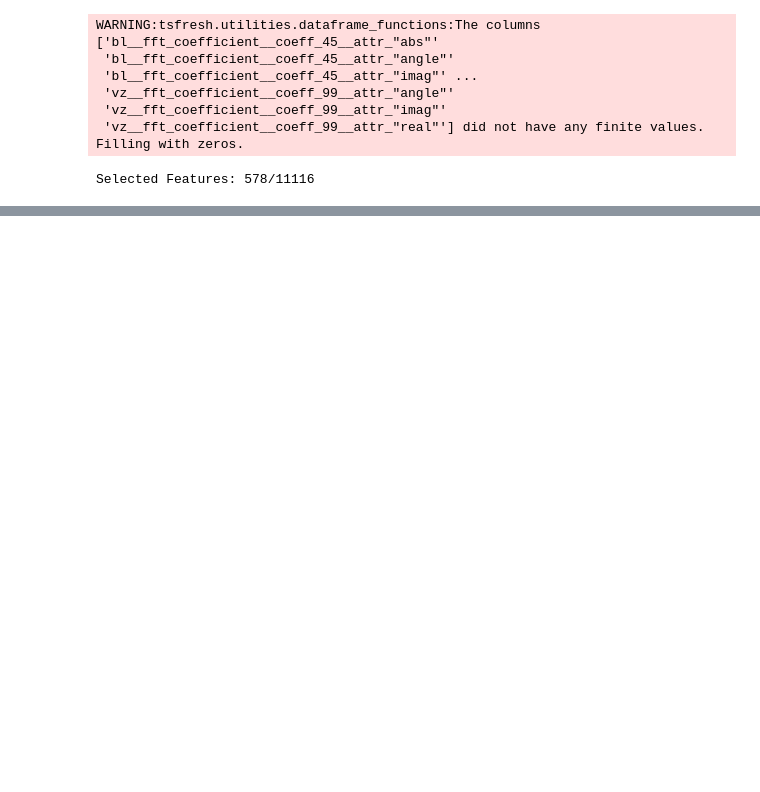
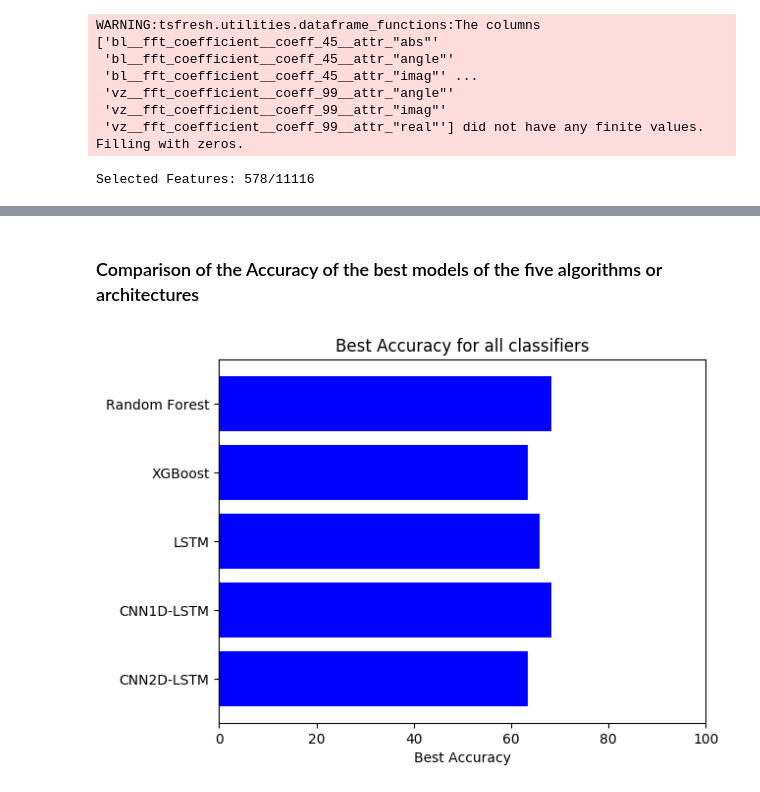
Before and after one commit to anurag1paul/TimeseriesClassification, a Jupyter notebook: Project.ipynb, the cells around one changed output, grey strips where cells are left out. Drawn from its saved outputs; the diff is of its cells as text; code cells hidden in the pictures; blank space fills up the shorter version.

```diff
--- a/Project.ipynb
+++ b/Project.ipynb
@@ -64,0 +95,11 @@ plot_confusion_matrix(deep_learning_model.get_confusion_matrix(), classes = [0,1
+# %% [markdown]
+### Comparison of the Accuracy of the best models of the five algorithms or architectures
+# %%
+model_names = traditional_model.model_names.copy()
+model_names.extend(deep_learning_model.model_names)
+accuracies = traditional_model.scores.copy()
+accuracies.extend(deep_learning_model.scores)
+
+plot_best_accuracies(model_names, accuracies)
+# %% [output]
+[figure, added]
```
Also changed, not shown: parts of 26 cells of this notebook, 5 other files.
